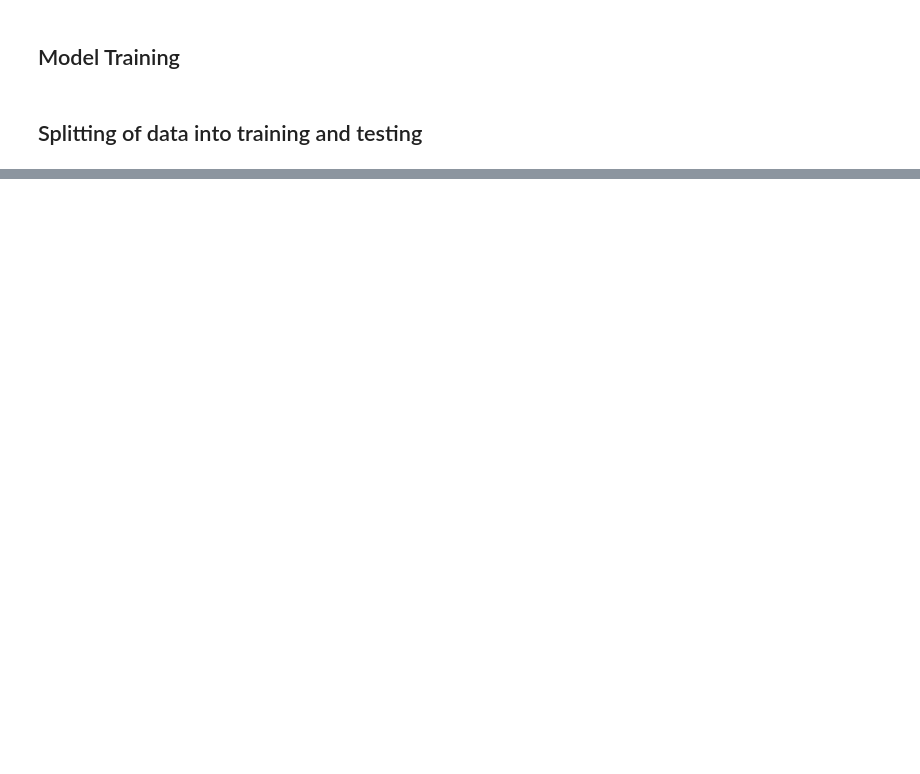
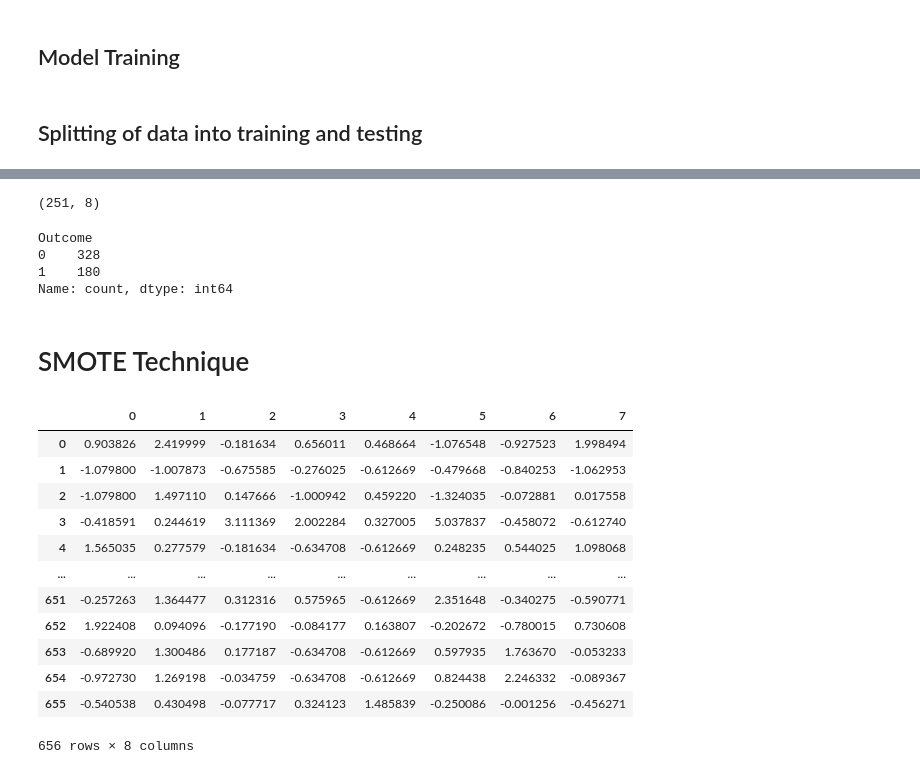
Before and after one commit to mkrishnavarun/Data_Analysis_Machine_Learning, a Jupyter notebook: projects/diabetes_prediction.ipynb, the cells around one changed output, grey strips where cells are left out. Saved outputs shown, nothing was run; the diff lists cells and outputs as text; code cells hidden in the pictures; blank space fills up the shorter version.

```diff
--- a/projects/diabetes_prediction.ipynb
+++ b/projects/diabetes_prediction.ipynb
@@ -330,0 +361,3 @@ KeyError: 'Insulin'
+# %%
+df_scaled=pd.DataFrame(x_scaled)
+df_scaled.describe()
@@ -335,4 +390,4 @@ KeyError: 'Insulin'
 # %%
 from sklearn.model_selection import train_test_split
 # %%
-x_train, x_test, y_train, y_test=train_test_split(dataNew, y_outlier_detection, test_size=0.33, random_state=42)
+x_train, x_test, y_train, y_test=train_test_split(df_scaled, y_outlier_detection, test_size=0.33, random_state=42)
@@ -338,0 +398,11 @@ x_train, x_test, y_train, y_test=train_test_split(dataNew, y_outlier_detection,
+# %%
+x_test.shape
+# %% [output]
+(251, 8)
+# %%
+y_train.value_counts()
+# %% [output]
+Outcome
+0    328
+1    180
+Name: count, dtype: int64
@@ -338,0 +411,22 @@ x_train, x_test, y_train, y_test=train_test_split(dataNew, y_outlier_detection,
+# %% [markdown]
+# SMOTE Technique
+# %%
+from imblearn.over_sampling import SMOTE
+smote=SMOTE(random_state=42)
+x_train_resampled, y_train_resampled=smote.fit_resample(x_train, y_train)
+# %%
+x_train_resampled
+# %% [output]
+|  | 0 | 1 | 2 | 3 | 4 | 5 | 6 | 7 |
+| 0 | 0.903826 | 2.419999 | -0.181634 | 0.656011 | 0.468664 | -1.076548 | -0.927523 | 1.998494 |
+| 1 | -1.079800 | -1.007873 | -0.675585 | -0.276025 | -0.612669 | -0.479668 | -0.840253 | -1.062953 |
+| 2 | -1.079800 | 1.497110 | 0.147666 | -1.000942 | 0.459220 | -1.324035 | -0.072881 | 0.017558 |
+| 3 | -0.418591 | 0.244619 | 3.111369 | 2.002284 | 0.327005 | 5.037837 | -0.458072 | -0.612740 |
+| 4 | 1.565035 | 0.277579 | -0.181634 | -0.634708 | -0.612669 | 0.248235 | 0.544025 | 1.098068 |
+| ... | ... | ... | ... | ... | ... | ... | ... | ... |
+| 651 | -0.257263 | 1.364477 | 0.312316 | 0.575965 | -0.612669 | 2.351648 | -0.340275 | -0.590771 |
+| 652 | 1.922408 | 0.094096 | -0.177190 | -0.084177 | 0.163807 | -0.202672 | -0.780015 | 0.730608 |
+| 653 | -0.689920 | 1.300486 | 0.177187 | -0.634708 | -0.612669 | 0.597935 | 1.763670 | -0.053233 |
+| 654 | -0.972730 | 1.269198 | -0.034759 | -0.634708 | -0.612669 | 0.824438 | 2.246332 | -0.089367 |
+| 655 | -0.540538 | 0.430498 | -0.077717 | 0.324123 | 1.485839 | -0.250086 | -0.001256 | -0.456271 |
+656 rows × 8 columns
```
Also changed, not shown: parts of 24 cells of this notebook.
